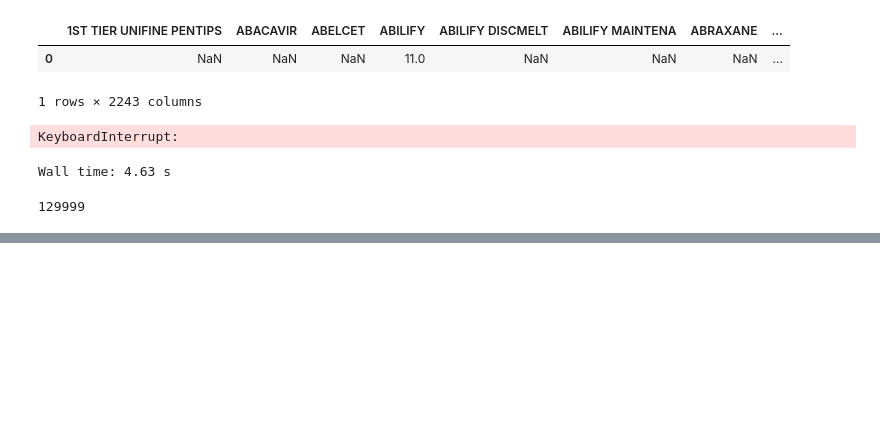
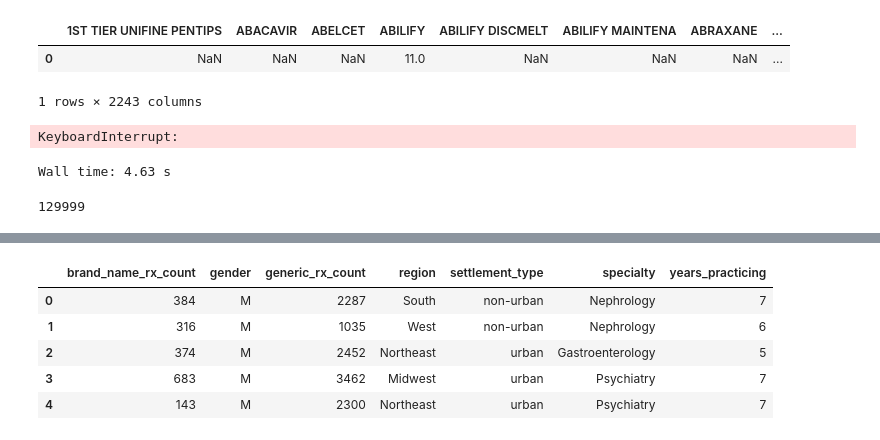
Before and after one commit to ChrisBoomhower/Pharma_Lab1, a Jupyter notebook: Analysis/Data/ExploringPharmaDrData.ipynb, the cells around one changed output, grey strips where cells are left out. Cells and saved outputs as stored; diff of their text form; code cells hidden in the pictures; blank space fills up the shorter version.

```diff
--- a/Analysis/Data/ExploringPharmaDrData.ipynb
+++ b/Analysis/Data/ExploringPharmaDrData.ipynb
@@ -290,0 +346,12 @@ len(d)
+# %%
+X, ys, vectorizer = build_experimental_dataset(
+    drug_mincount=50, specialty_mincount=50)
+# %%
+ys.head()
+# %% [output]
+|  | brand_name_rx_count | gender | generic_rx_count | region | settlement_type | specialty | years_practicing |
+| 0 | 384 | M | 2287 | South | non-urban | Nephrology | 7 |
+| 1 | 316 | M | 1035 | West | non-urban | Nephrology | 6 |
+| 2 | 374 | M | 2452 | Northeast | urban | Gastroenterology | 5 |
+| 3 | 683 | M | 3462 | Midwest | urban | Psychiatry | 7 |
+| 4 | 143 | M | 2300 | Northeast | urban | Psychiatry | 7 |
```
Also changed, not shown: parts of 3 cells of this notebook.
